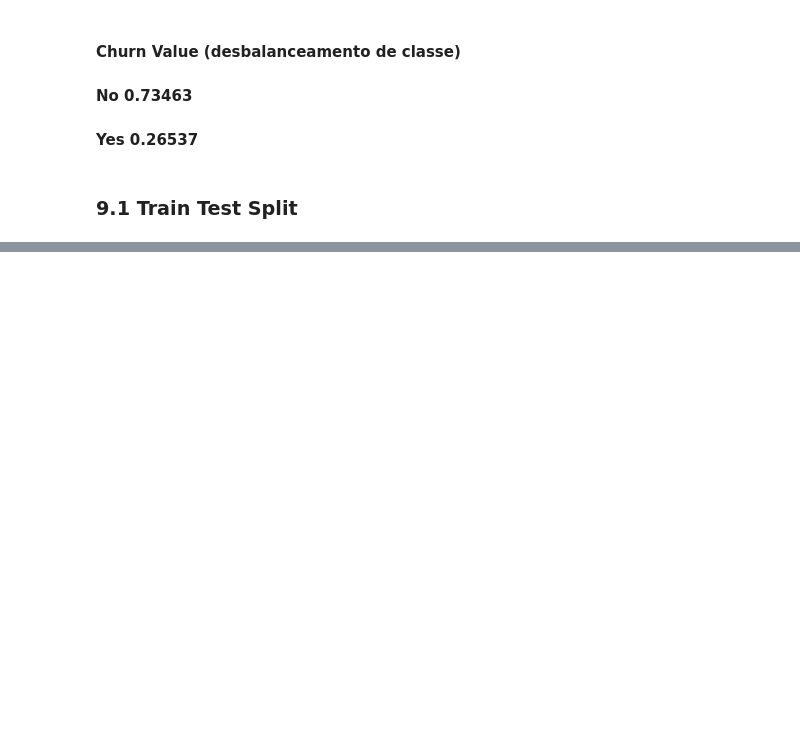
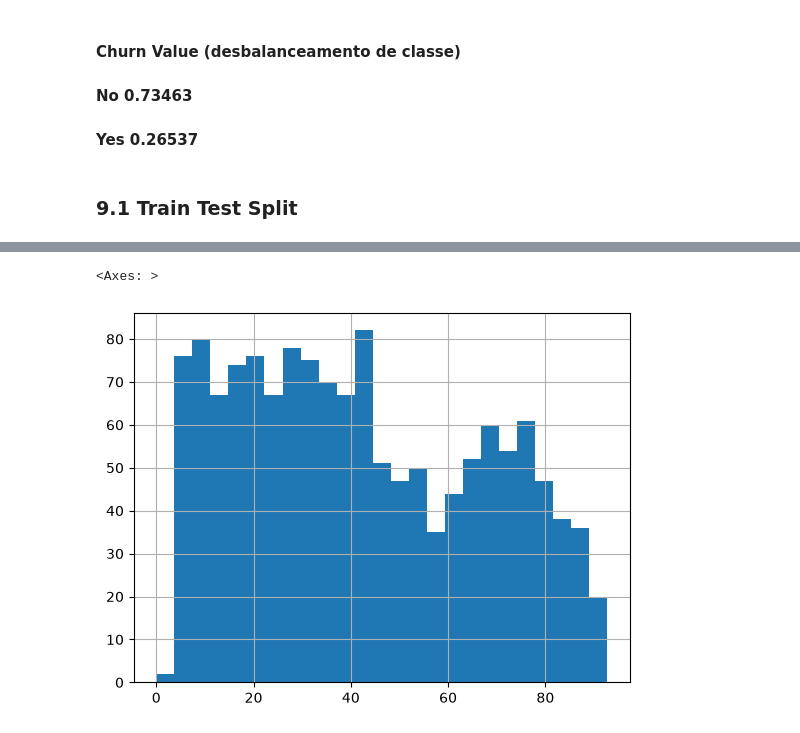
Before and after one commit to lucasffreitasds/churn_IBM, a Jupyter notebook: projeto_churn_IBM.ipynb, the cells around one changed output, grey strips where cells are left out. Drawn from its saved outputs; the diff is of its cells as text; code cells hidden in the pictures; blank space fills up the shorter version.

Commit message:
transformacoes, encode e selecao das features

```diff
--- a/projeto_churn_IBM.ipynb
+++ b/projeto_churn_IBM.ipynb
@@ -1359,0 +1356,8 @@ x_train, x_test, y_train, y_test = train_test_split(x, y, stratify = y, random_s
+# %%
+#Internet Service, Payment Method e Conctract, virando em 0 e 1
+
+x_train_encode = pd.get_dummies(x_train, prefix=['Internet Service', 'Contract', 'Payment Method'], columns=['Internet Service', 'Contract', 'Payment Method'], dtype = int)
+x_train_encode.head().T
+
+x_test_encode = pd.get_dummies(x_test, prefix=['Internet Service', 'Contract', 'Payment Method'], columns=['Internet Service', 'Contract', 'Payment Method'], dtype = int)
+x_test_encode.head().T
@@ -1359,0 +1387,5 @@ x_train, x_test, y_train, y_test = train_test_split(x, y, stratify = y, random_s
+# %%
+x_test_encode['Total Charges'].hist(bins = 25)
+# %% [output]
+<Axes: >
+[figure, added]
```
Also changed, not shown: parts of 14 cells of this notebook.
